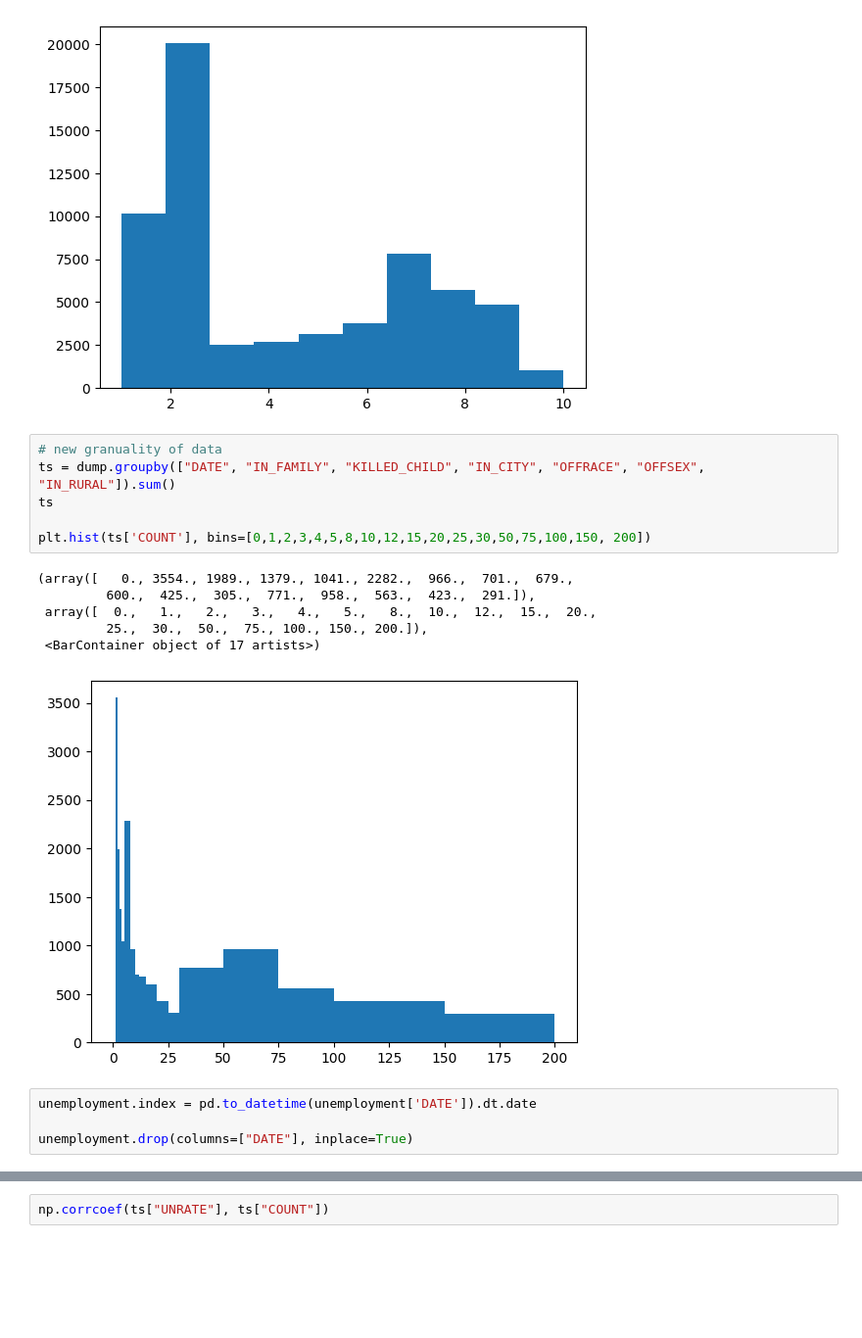
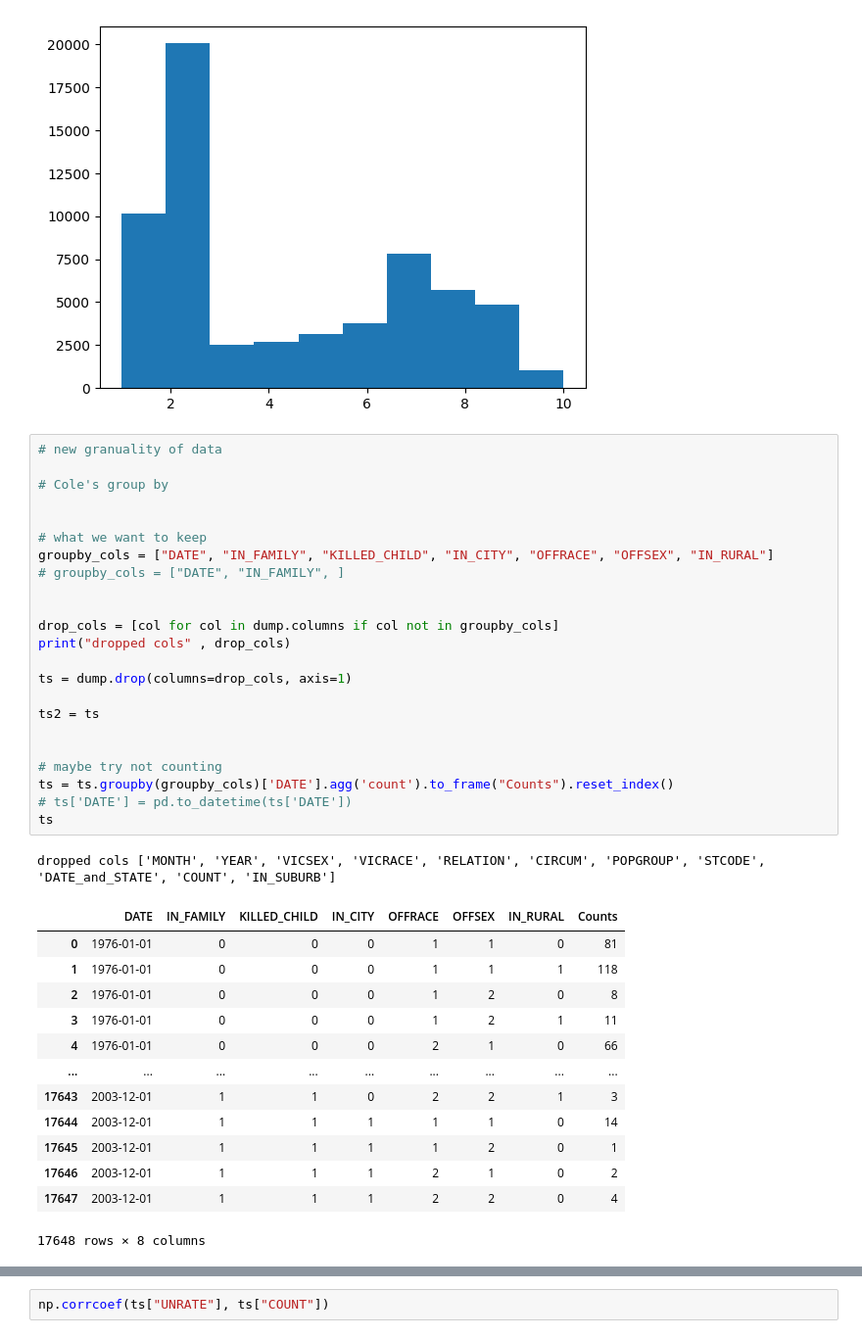
Before and after one commit to parleon/evo_eco, a Jupyter notebook: Assignment/A1.ipynb, the cells around one changed output, grey strips where cells are left out. Shown: that part at 98% size. Cells and saved outputs as stored; diff of their text form; blank space fills up the shorter version.

```diff
--- a/Assignment/A1.ipynb
+++ b/Assignment/A1.ipynb
@@ -48,20 +48,41 @@ plt.hist(Medallion[Medallion["RELATION"] <= 10 ]["RELATION"], 10)
  array([ 1. ,  1.9,  2.8,  3.7,  4.6,  5.5,  6.4,  7.3,  8.2,  9.1, 10. ]),
  <BarContainer object of 10 artists>)
 [figure]
-# %%
-# new granuality of data
-ts = dump.groupby(["DATE", "IN_FAMILY", "KILLED_CHILD", "IN_CITY", "OFFRACE", "OFFSEX", "IN_RURAL"]).sum()
-ts
-
-plt.hist(ts['COUNT'], bins=[0,1,2,3,4,5,8,10,12,15,20,25,30,50,75,100,150, 200])
-# %% [output]
-(array([   0., 3554., 1989., 1379., 1041., 2282.,  966.,  701.,  679.,
-         600.,  425.,  305.,  771.,  958.,  563.,  423.,  291.]),
- array([  0.,   1.,   2.,   3.,   4.,   5.,   8.,  10.,  12.,  15.,  20.,
-         25.,  30.,  50.,  75., 100., 150., 200.]),
- <BarContainer object of 17 artists>)
-[figure, removed]
-# %%
-unemployment.index = pd.to_datetime(unemployment['DATE']).dt.date
-
-unemployment.drop(columns=["DATE"], inplace=True)
+# %%
+# new granuality of data
+
+# Cole's group by
+
+
+# what we want to keep
+groupby_cols = ["DATE", "IN_FAMILY", "KILLED_CHILD", "IN_CITY", "OFFRACE", "OFFSEX", "IN_RURAL"]
+# groupby_cols = ["DATE", "IN_FAMILY", ]
+
+
+drop_cols = [col for col in dump.columns if col not in groupby_cols]
+print("dropped cols" , drop_cols)
+
+ts = dump.drop(columns=drop_cols, axis=1)
+
+ts2 = ts
+
+
+# maybe try not counting
+ts = ts.groupby(groupby_cols)['DATE'].agg('count').to_frame("Counts").reset_index()
+# ts['DATE'] = pd.to_datetime(ts['DATE'])
+ts
+# %% [output]
+dropped cols ['MONTH', 'YEAR', 'VICSEX', 'VICRACE', 'RELATION', 'CIRCUM', 'POPGROUP', 'STCODE', 'DATE_and_STATE', 'COUNT', 'IN_SUBURB']
+|  | DATE | IN_FAMILY | KILLED_CHILD | IN_CITY | OFFRACE | OFFSEX | IN_RURAL | Counts |
+| 0 | 1976-01-01 | 0 | 0 | 0 | 1 | 1 | 0 | 81 |
+| 1 | 1976-01-01 | 0 | 0 | 0 | 1 | 1 | 1 | 118 |
+| 2 | 1976-01-01 | 0 | 0 | 0 | 1 | 2 | 0 | 8 |
+| 3 | 1976-01-01 | 0 | 0 | 0 | 1 | 2 | 1 | 11 |
+| 4 | 1976-01-01 | 0 | 0 | 0 | 2 | 1 | 0 | 66 |
+| ... | ... | ... | ... | ... | ... | ... | ... | ... |
+| 17643 | 2003-12-01 | 1 | 1 | 0 | 2 | 2 | 1 | 3 |
+| 17644 | 2003-12-01 | 1 | 1 | 1 | 1 | 1 | 0 | 14 |
+| 17645 | 2003-12-01 | 1 | 1 | 1 | 1 | 2 | 0 | 1 |
+| 17646 | 2003-12-01 | 1 | 1 | 1 | 2 | 1 | 0 | 2 |
+| 17647 | 2003-12-01 | 1 | 1 | 1 | 2 | 2 | 0 | 4 |
+17648 rows × 8 columns
```
Also changed, not shown: parts of 5 cells of this notebook.
